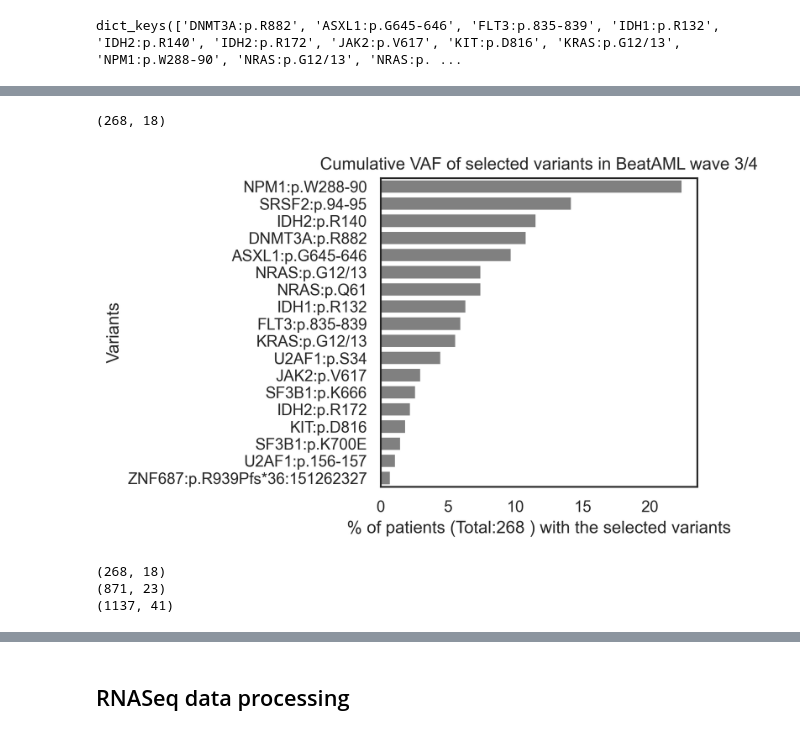
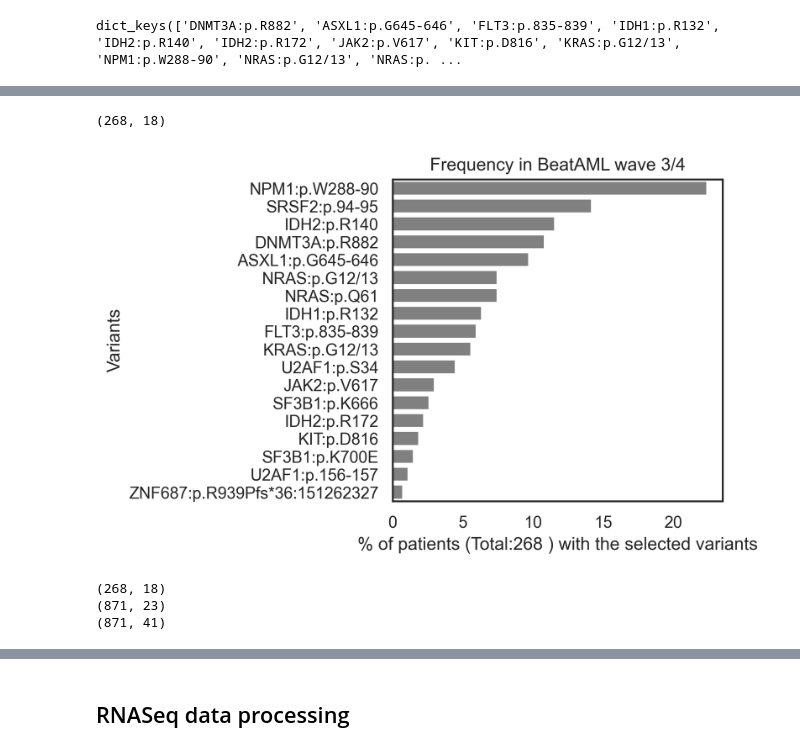
Before and after one commit to IlyaLab/KG_predict_DrugResponse, a Jupyter notebook: notebooks/Step0_Generate_feature_matrix_beatAML_wave1_4.ipynb, the cells around one changed output, grey strips where cells are left out. Cells and saved outputs as stored; diff of their text form; code cells hidden in the pictures.

```diff
--- a/notebooks/Step0_Generate_feature_matrix_beatAML_wave1_4.ipynb
+++ b/notebooks/Step0_Generate_feature_matrix_beatAML_wave1_4.ipynb
@@ -60,8 +56,8 @@ selected_mutation_matrix = BeatAML_mut_matrix[selected_genes]
 #selected_mutation_matrix.to_csv("Feature_set1_mutation_matrix_w14.csv")
 # %%
 BeatAML_mut = BeatAML_mut_w14
-w12 = set(BeatAML_mut.loc[BeatAML_mut['wave'] == "wave1+2"]['seq_id'])
-w34 = set(BeatAML_mut.loc[BeatAML_mut['wave'] == "wave3+4"]['seq_id'])
+w12 = set(BeatAML_mut.loc[BeatAML_mut['wave'] == "wave1+2"]['original_id'])
+w34 = set(BeatAML_mut.loc[BeatAML_mut['wave'] == "wave3+4"]['original_id'])
 print(len(w12))
 print(len(w34))
 # %% [output]
@@ -152,7 +142,7 @@ Index(['seqnames', 'pos_start', 'pos_end', 'ref', 'alt', 'genotyper', 'wave',
 # %%
 
 BeatAML_mut['new_id'] = BeatAML_mut['symbol'] +':'+ BeatAML_mut['hgvsp_short'] + ':' + BeatAML_mut['pos_start'].astype(str)
-BeatAML_mut['new_id_patient'] = BeatAML_mut['seq_id'] + ':'+ BeatAML_mut['symbol'] +':'+ BeatAML_mut['hgvsp_short']
+BeatAML_mut['new_id_patient'] = BeatAML_mut['original_id'] + ':'+ BeatAML_mut['symbol'] +':'+ BeatAML_mut['hgvsp_short']
 BeatAML_mut.shape
 # %% [output]
 (11721, 35)
@@ -242,6 +187,6 @@ array(['14-00141', '15-00492', '20-00157', '13-00515', '15-00805',
 # %%
 # Select highly frequently mutated variants
-BeatAML_mut_matrix_vaf = mc.convert_df2matrix_cont(BeatAML_mut_unique_vaf,'new_id','seq_id','t_vaf')
+BeatAML_mut_matrix_vaf = mc.convert_df2matrix_cont(BeatAML_mut_unique_vaf,'new_id','original_id','t_vaf')
 BeatAML_mut_matrix_vaf = BeatAML_mut_matrix_vaf.transpose()
 # %%
 BeatAML_mut_matrix_vaf_w34 = BeatAML_mut_matrix_vaf.loc[list(w34),:]
@@ -459,32 +368,32 @@ df_select_variants1
 # %%
 df_select_variants_w34 = df_select_variants1.loc[list(w34),]
 print(df_select_variants_w34.shape)
 variants = pd.DataFrame()
 Genes = []
 variants = []
 freq = []
 for i in selected_variants:
     variants.append(i)
     Genes.append(i.split(":")[0])
     freq.append(df_select_variants_w34.loc[df_select_variants_w34[i] > 0].shape[0]/df_select_variants_w34.shape[0]*100)
 
 variants = pd.DataFrame({"Gene":Genes,"variants":variants,"freq":freq})
 variants
 
 # barplot of the frequency of the selected variants ordered by the frequency
 import seaborn as sns
 import matplotlib.pyplot as plt
 plt.figure(figsize=(4, 4), dpi=300)
 sns.barplot(x = "freq", y = "variants",
             data = variants.sort_values(by = "freq", ascending = False),
             color="grey")
 plt.xlabel("% of patients (Total:" + str(df_select_variants_w34.shape[0])+ " ) with the selected variants")
 plt.ylabel("Variants")
-plt.title("Cumulative VAF of selected variants in BeatAML wave 3/4")
+plt.title("Frequency in BeatAML wave 3/4")
 plt.show()
 # %% [output]
 (268, 18)
-[figure, old version]
+[figure, new version]
 # %%
 # outer join  df_select_variants and selected_mutation_matrix
 print(df_select_variants1.shape)
@@ -497,7 +406,7 @@ print(selected_merged_matrix.shape)
 # %% [output]
 (268, 18)
 (871, 23)
-(1137, 41)
+(871, 41)
 # %%
 df_select_variants1.sort_index(axis = 1)
 # %% [output]
```
Also changed, not shown: parts of 22 cells of this notebook, 2 other files.
